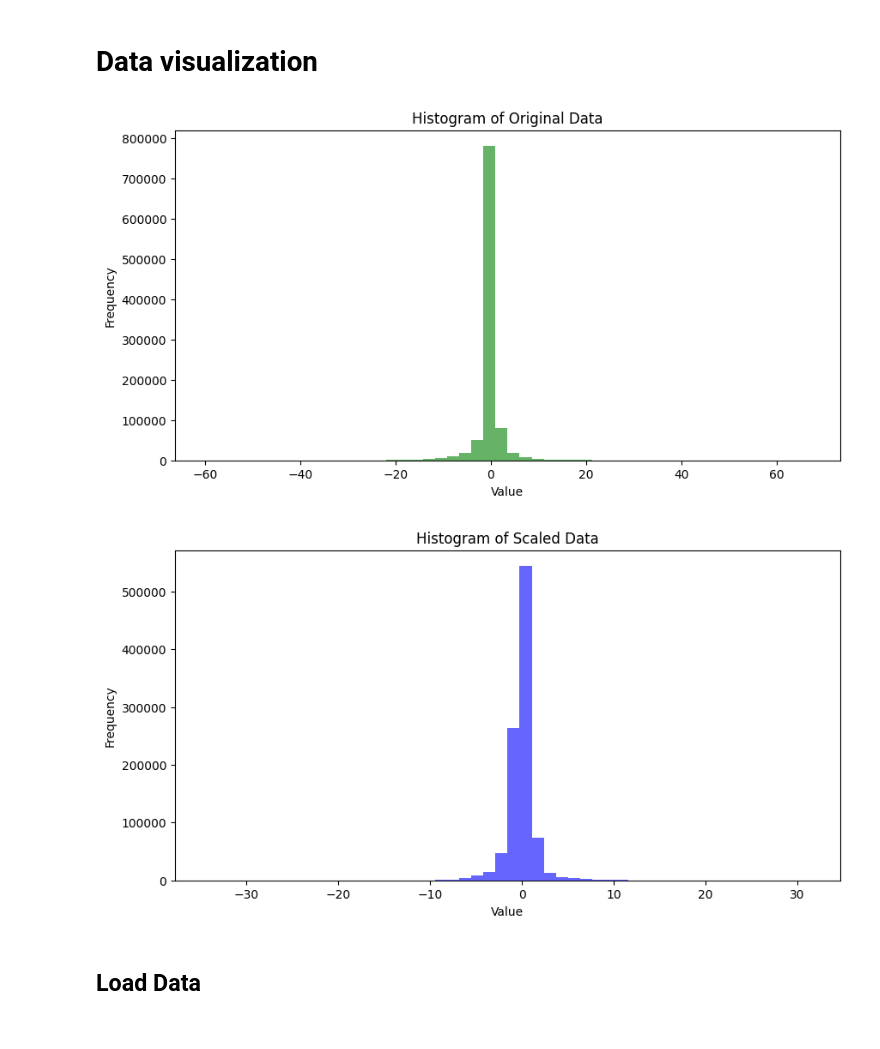
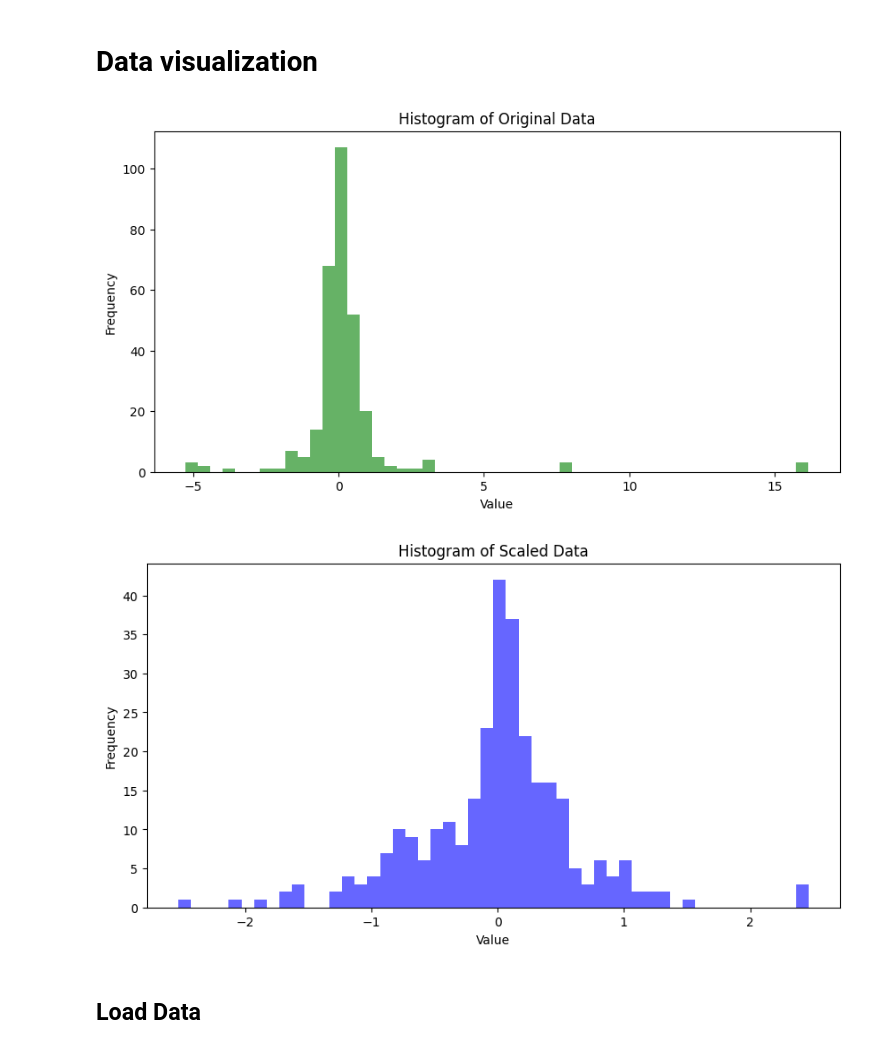
Before and after one commit to airoprojects/acrobatic-agents, a Jupyter notebook: training/Trainer.ipynb, the cells around one changed output. Cells and saved outputs as stored; diff of their text form; code cells hidden in the pictures.

```diff
--- a/training/Trainer.ipynb
+++ b/training/Trainer.ipynb
@@ -141,29 +141,29 @@ expert_observations = scaler.transform(raw_expert_observations)
 # Data visualization
 # %%
 # Step 1: Concatenate your NumPy arrays
-data = np.concatenate(raw_expert_observations)[:100]
+data = np.concatenate(raw_expert_observations)[:300]
 
 # Step 2: Plot histograms before scaling
 plt.figure(figsize=(10, 5))
 plt.hist(data, bins=50, alpha=0.6, color='g')
 plt.title('Histogram of Original Data')
 plt.xlabel('Value')
 plt.ylabel('Frequency')
 plt.show()
 
 # Step 3: Scale your data (done before)
-data_scaled = np.concatenate(expert_observations)[:100]
+data_scaled = np.concatenate(expert_observations)[:300]
 
 # Step 4: Plot histograms after scaling
 plt.figure(figsize=(10, 5))
 plt.hist(data_scaled, bins=50, alpha=0.6, color='b')
 plt.title('Histogram of Scaled Data')
 plt.xlabel('Value')
 plt.ylabel('Frequency')
 plt.show()
 # %% [output]
-[figure, old version]
+[figure, new version]
-[figure, old version]
+[figure, new version]
 # %% [markdown]
 ## Load Data
 # %%
```
Also changed, not shown: parts of 1 cell of this notebook, 1 other file.
